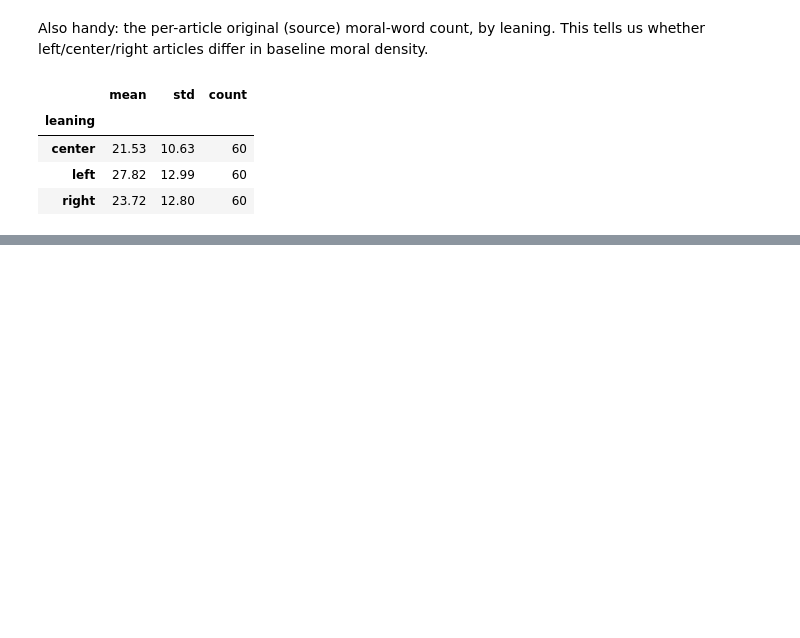
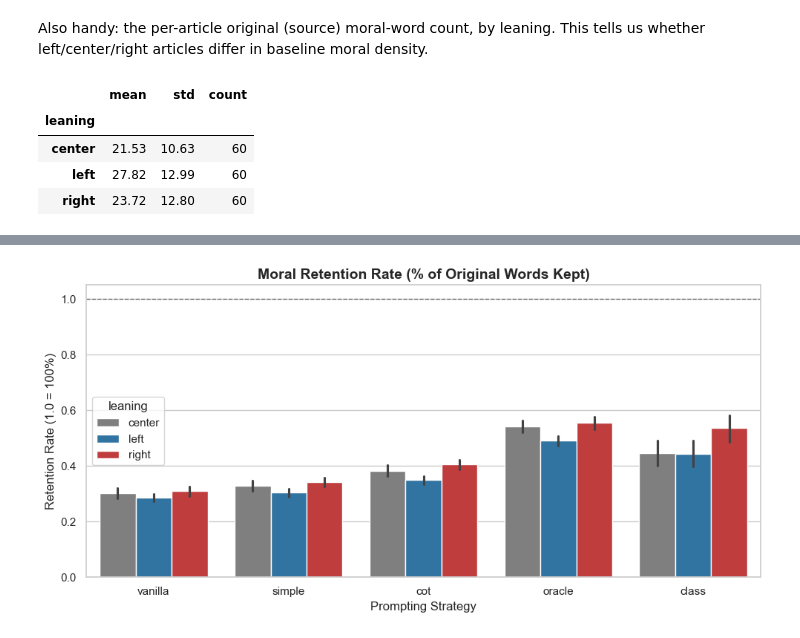
Before and after one commit to AnishDeshpande1/moral-summarization-nlp4society, a Jupyter notebook: notebooks/Political_fairness_audit.ipynb, the cells around one changed output, grey strips where cells are left out. Drawn from its saved outputs; the diff is of its cells as text; code cells hidden in the pictures; blank space fills up the shorter version.

```diff
--- a/notebooks/Political_fairness_audit.ipynb
+++ b/notebooks/Political_fairness_audit.ipynb
@@ -133,0 +308,37 @@ original_moral_density
+# %%
+if 'wide_df' in globals():
+    # Filter for moral count metric
+    retention_df = wide_df[wide_df['metric'] == 'moral_count'].copy()
+    retention_df = retention_df.dropna(subset=['leaning'])
+
+    melted_retention = []
+    methods_to_plot = [m for m in ['vanilla', 'simple', 'cot', 'oracle', 'class'] if m in retention_df.columns]
+
+    for method in methods_to_plot:
+        temp = retention_df[['article', 'leaning', 'original', method]].copy()
+        # Avoid division by zero
+        temp['retention_rate'] = temp[method] / temp['original'].replace(0, 1)
+        temp['prompting_method'] = method
+        melted_retention.append(temp)
+
+    if melted_retention:
+        # The reset_index is required here to fix the ValueError from duplicate indices!
+        final_retention = pd.concat(melted_retention).reset_index(drop=True)
+
+        plt.figure(figsize=(10, 5))
+        sns.barplot(
+            data=final_retention,
+            x='prompting_method',
+            y='retention_rate',
+            hue='leaning',
+            palette=ideology_colors
+        )
+        plt.title('Moral Retention Rate (% of Original Words Kept)', fontsize=14, fontweight='bold')
+        plt.xlabel('Prompting Strategy', fontsize=12)
+        plt.ylabel('Retention Rate (1.0 = 100%)', fontsize=12)
+        plt.axhline(1.0, color='black', linestyle='--', linewidth=1, alpha=0.5) # 100% reference line
+        plt.tight_layout()
+        plt.savefig('fig2_moral_retention_rate.png', dpi=300)
+        plt.show()
+# %% [output]
+[figure, added]
```
Also changed, not shown: parts of 19 cells of this notebook.
